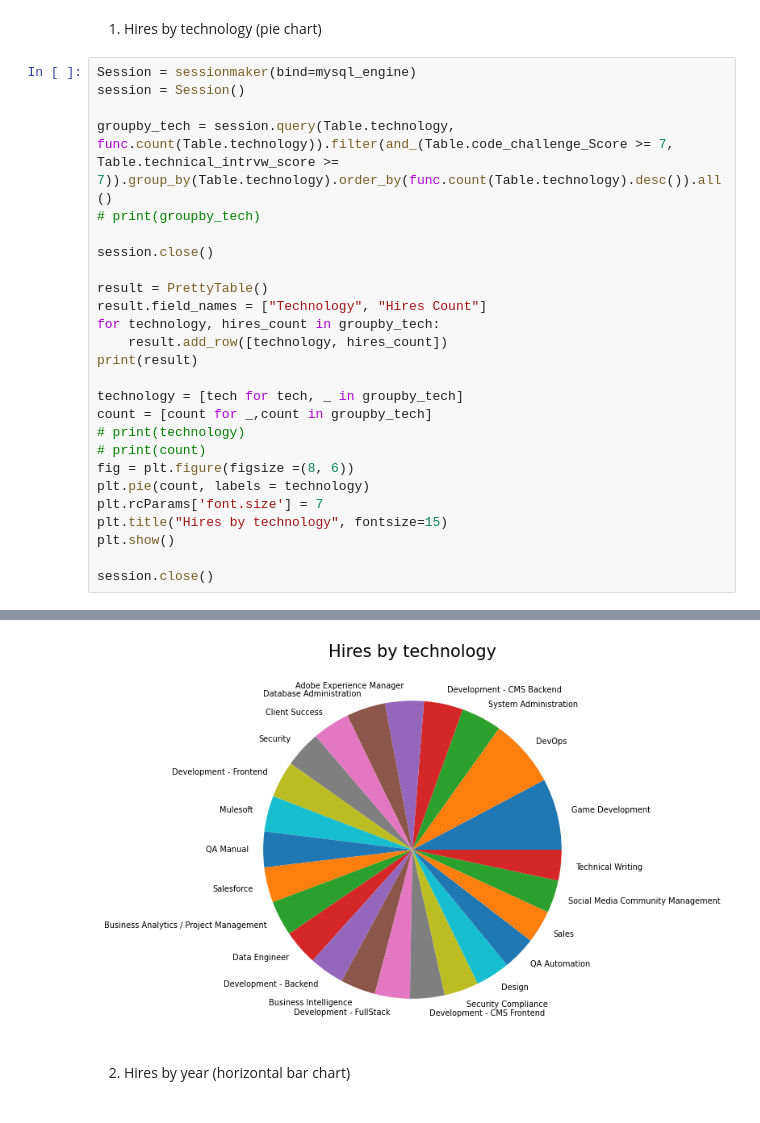
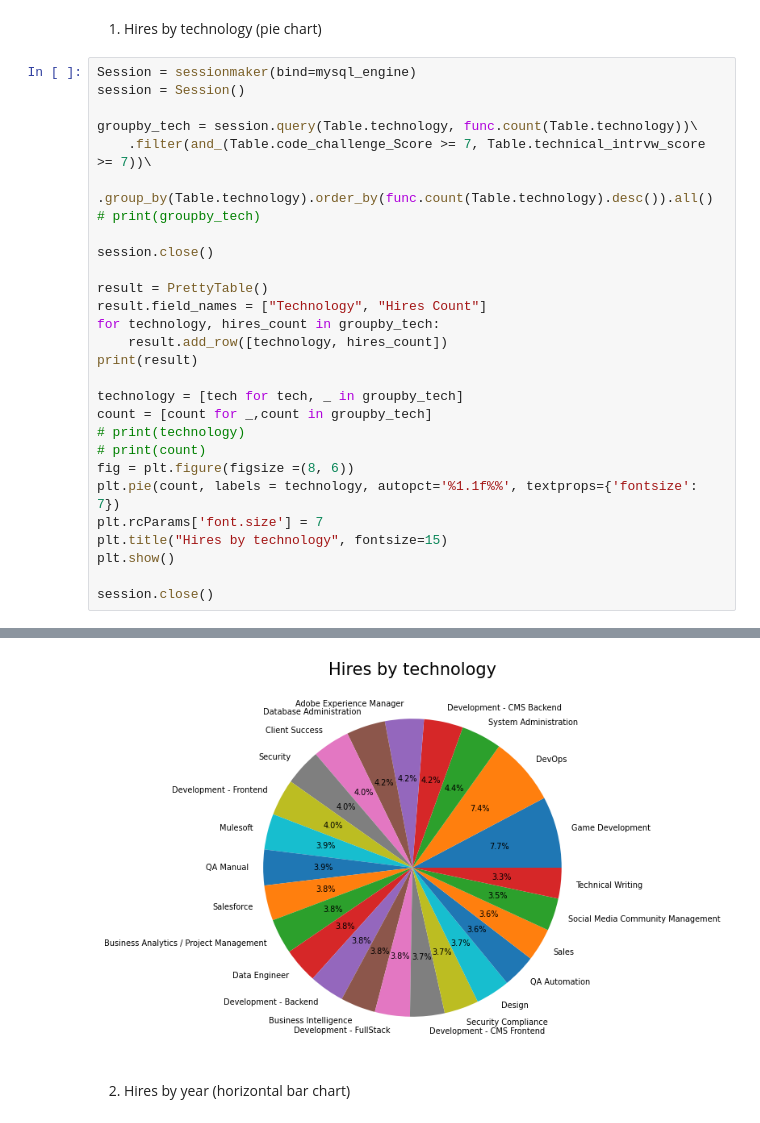
Before and after one commit to xilenAtenea/workshop_001etl, a Jupyter notebook: etl_workshop.ipynb, the cells around one changed output, grey strips where cells are left out. Cells and saved outputs as stored; diff of their text form.

```diff
--- a/etl_workshop.ipynb
+++ b/etl_workshop.ipynb
@@ -101,7 +103,9 @@ session.close()
 Session = sessionmaker(bind=mysql_engine)
 session = Session()
 
-groupby_tech = session.query(Table.technology, func.count(Table.technology)).filter(and_(Table.code_challenge_Score >= 7, Table.technical_intrvw_score >= 7)).group_by(Table.technology).order_by(func.count(Table.technology).desc()).all()
+groupby_tech = session.query(Table.technology, func.count(Table.technology))\
+    .filter(and_(Table.code_challenge_Score >= 7, Table.technical_intrvw_score >= 7))\
+        .group_by(Table.technology).order_by(func.count(Table.technology).desc()).all()
 # print(groupby_tech)
 
 session.close()
@@ -113,35 +117,35 @@ for technology, hires_count in groupby_tech:
 print(result)
 
 technology = [tech for tech, _ in groupby_tech]
 count = [count for _,count in groupby_tech]
 # print(technology)
 # print(count)
 fig = plt.figure(figsize =(8, 6))
-plt.pie(count, labels = technology)
+plt.pie(count, labels = technology, autopct='%1.1f%%', textprops={'fontsize': 7})
 plt.rcParams['font.size'] = 7
 plt.title("Hires by technology", fontsize=15)
 plt.show()
 
 session.close()
 # %% [output]
 +-----------------------------------------+-------------+
 |                Technology               | Hires Count |
 +-----------------------------------------+-------------+
 |             Game Development            |     519     |
 |                  DevOps                 |     495     |
 |          System Administration          |     293     |
 |        Development - CMS Backend        |     284     |
 |         Adobe Experience Manager        |     282     |
 |         Database Administration         |     282     |
 |              Client Success             |     271     |
 |                 Security                |     266     |
 |          Development - Frontend         |     266     |
 ... (12 lines left out)
 |                  Sales                  |     239     |
 |    Social Media Community Management    |     237     |
 |            Technical Writing            |     223     |
 +-----------------------------------------+-------------+
-[figure, old version]
+[figure, new version]
 # %% [markdown]
 
 2. Hires by year (horizontal bar chart)
```
Also changed, not shown: parts of 6 cells of this notebook.
